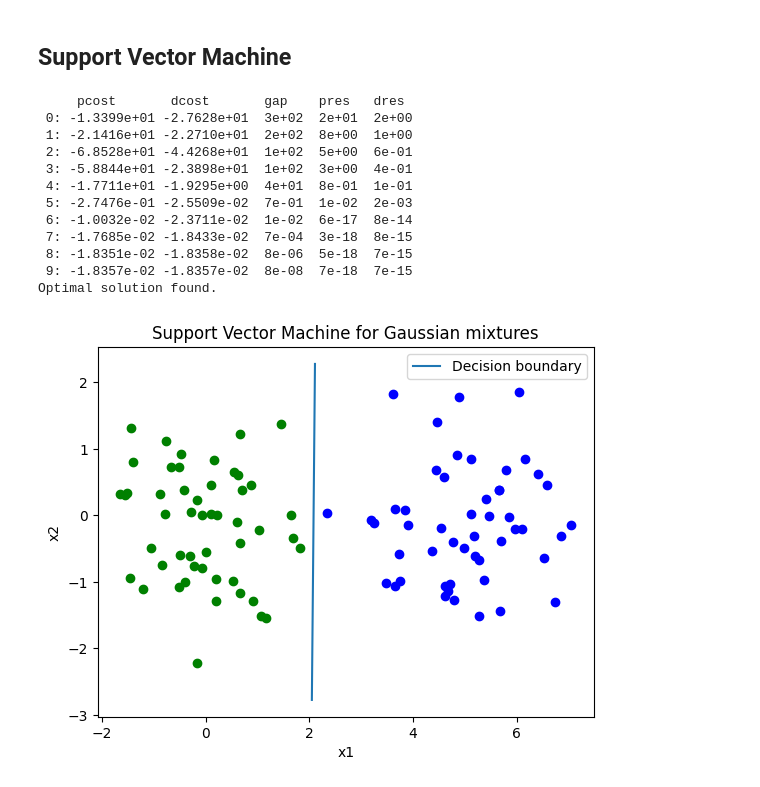
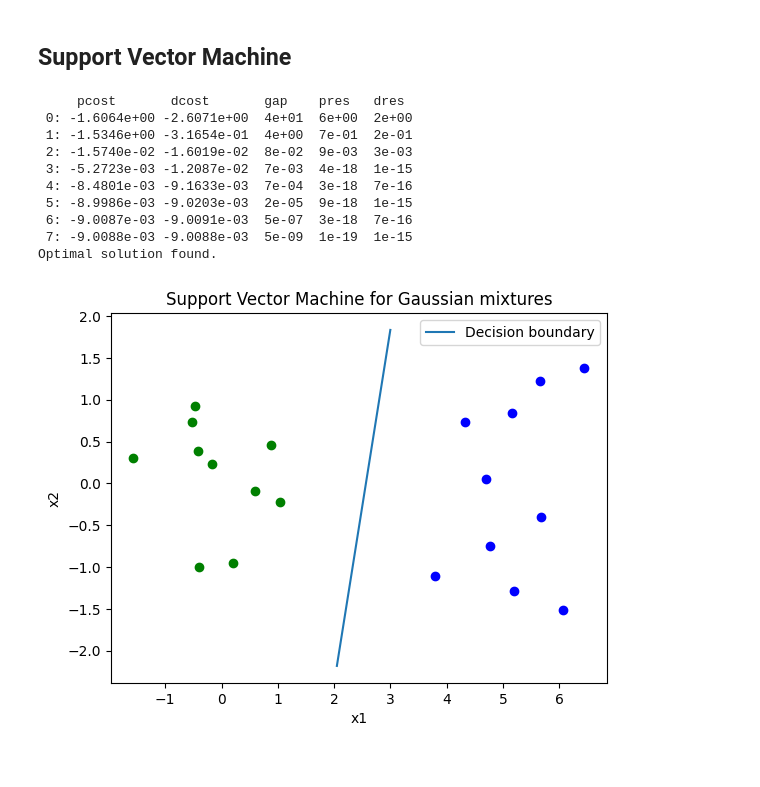
Before and after one commit to SonPhatTranDeveloper/support-vector-machine, a Jupyter notebook: support_vector_machine.ipynb, the cells around one changed output. Cells and saved outputs as stored; diff of their text form; code cells hidden in the pictures.

```diff
--- a/support_vector_machine.ipynb
+++ b/support_vector_machine.ipynb
@@ -9,8 +9,8 @@ from cvxopt import matrix
 ## Generate synthetic data
 # %%
 # Define the number of each mixture
-number_class_1 = 50
-number_class_2 = 50
+number_class_1 = 10
+number_class_2 = 10
 
 # Define the mean of each mixture
 mean_1 = np.array([0, 0])
@@ -90,36 +90,34 @@ def support_vector_machine(X_train, t_train):
 w, b = support_vector_machine(X_train=X, t_train=t)
 # %% [output]
      pcost       dcost       gap    pres   dres
- 0: -1.3399e+01 -2.7628e+01  3e+02  2e+01  2e+00
- 1: -2.1416e+01 -2.2710e+01  2e+02  8e+00  1e+00
- 2: -6.8528e+01 -4.4268e+01  1e+02  5e+00  6e-01
- 3: -5.8844e+01 -2.3898e+01  1e+02  3e+00  4e-01
- 4: -1.7711e+01 -1.9295e+00  4e+01  8e-01  1e-01
- 5: -2.7476e-01 -2.5509e-02  7e-01  1e-02  2e-03
- 6: -1.0032e-02 -2.3711e-02  1e-02  6e-17  8e-14
- 7: -1.7685e-02 -1.8433e-02  7e-04  3e-18  8e-15
- 8: -1.8351e-02 -1.8358e-02  8e-06  5e-18  7e-15
- 9: -1.8357e-02 -1.8357e-02  8e-08  7e-18  7e-15
+ 0: -1.6064e+00 -2.6071e+00  4e+01  6e+00  2e+00
+ 1: -1.5346e+00 -3.1654e-01  4e+00  7e-01  2e-01
+ 2: -1.5740e-02 -1.6019e-02  8e-02  9e-03  3e-03
+ 3: -5.2723e-03 -1.2087e-02  7e-03  4e-18  1e-15
+ 4: -8.4801e-03 -9.1633e-03  7e-04  3e-18  7e-16
+ 5: -8.9986e-03 -9.0203e-03  2e-05  9e-18  1e-15
+ 6: -9.0087e-03 -9.0091e-03  5e-07  3e-18  7e-16
+ 7: -9.0088e-03 -9.0088e-03  5e-09  1e-19  1e-15
 Optimal solution found.
 # %%
 # The w parameters
 w_0, w_1, w_2 = b, w[0], w[1]
 
 # Calculate starting and ending points
 x_1 = 2.05
 y_1 = (-w_0 - w_1 * x_1) / w_2
-x_2 = 2.11
+x_2 = 3
 y_2 = (-w_0 - w_1 * x_2) / w_2
 
 # Draw the boundary
 plt.scatter(cluster_1[:, 0], cluster_1[:, 1], color='green')
 plt.scatter(cluster_2[:, 0], cluster_2[:, 1], color='blue')
 plt.xlabel('x1')
 plt.ylabel('x2')
 plt.title('Support Vector Machine for Gaussian mixtures')
 plt.plot([x_1, x_2], [y_1, y_2], label='Decision boundary')
 plt.legend()
 plt.savefig('figures/svm.png')
 plt.show()
 # %% [output]
-[figure, old version]
+[figure, new version]
```
Also changed, not shown: parts of 1 cell of this notebook.
